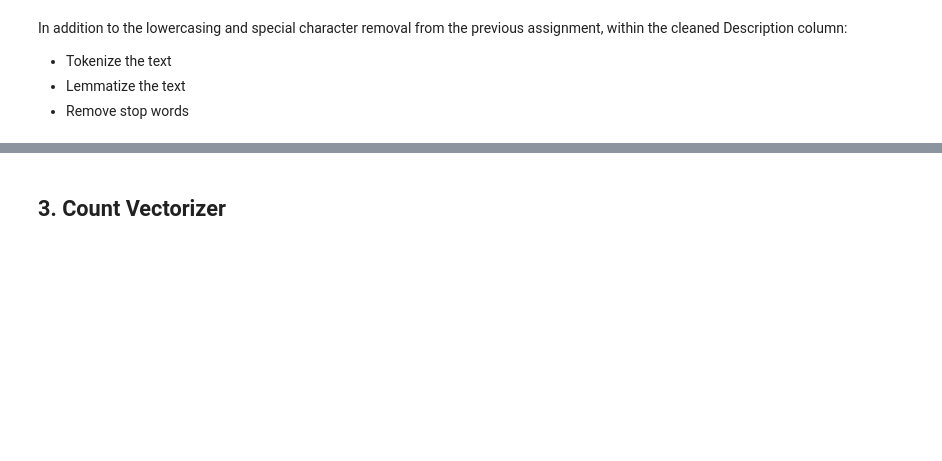
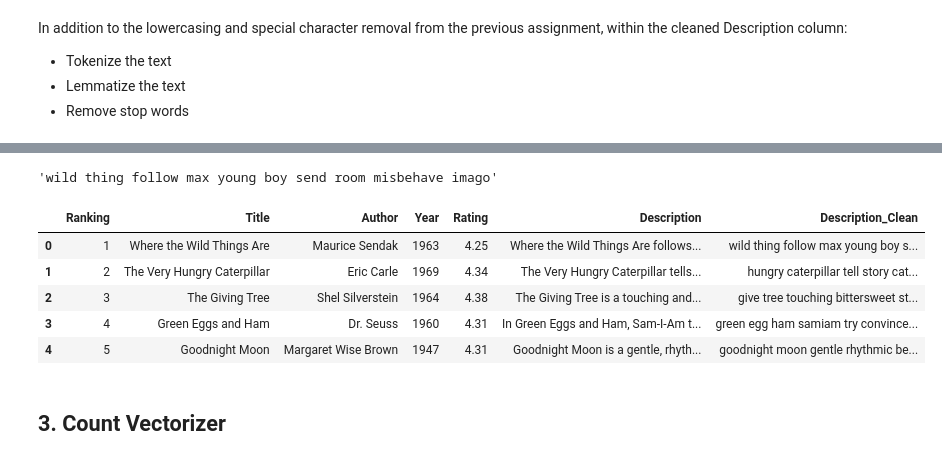
Before and after one commit to Camiloesp/PythonDataScience_NaturalLanguageProcessing, a Jupyter notebook: Course Assignment Notebooks/section3_assignments.ipynb, the cells around one changed output, grey strips where cells are left out. Saved outputs shown, nothing was run; the diff lists cells and outputs as text; code cells hidden in the pictures; blank space fills up the shorter version.

Commit message:
Text Preprocessing with spaCy exercise

```diff
--- a/Course Assignment Notebooks/section3_assignments.ipynb
+++ b/Course Assignment Notebooks/section3_assignments.ipynb
@@ -69,0 +76,6 @@ In addition to the lowercasing and special character removal from the previous a
+# %%
+import spacy
+nlp = spacy.load('en_core_web_sm')
+# %%
+desc = df.Description_Clean.iloc[0]
+desc
@@ -69,0 +84,3 @@ In addition to the lowercasing and special character removal from the previous a
+# %%
+doc = nlp(desc)
+doc
@@ -70,3 +102,25 @@ In addition to the lowercasing and special character removal from the previous a
+# %%
+' '.join(
+    [token.lemma_ for token in doc if not token.is_stop][:10]
+)
+# %% [output]
+'wild thing follow max young boy send room misbehave imago'
+# %%
+def token_lemma_nonstop(text):
+    doc = nlp(text) # Turn into spacy document.
+    output = [token.lemma_ for token in doc if not token.is_stop]
+    output = ' '.join(output)
+    return output
+# %%
+df['Description_Clean'] = df.Description_Clean.apply(token_lemma_nonstop)
+df.head()
+# %% [output]
+|  | Ranking | Title | Author | Year | Rating | Description | Description_Clean |
+| 0 | 1 | Where the Wild Things Are | Maurice Sendak | 1963 | 4.25 | Where the Wild Things Are follows... | wild thing follow max young boy s... |
+| 1 | 2 | The Very Hungry Caterpillar | Eric Carle | 1969 | 4.34 | The Very Hungry Caterpillar tells... | hungry caterpillar tell story cat... |
+| 2 | 3 | The Giving Tree | Shel Silverstein | 1964 | 4.38 | The Giving Tree is a touching and... | give tree touching bittersweet st... |
+| 3 | 4 | Green Eggs and Ham | Dr. Seuss | 1960 | 4.31 | In Green Eggs and Ham, Sam-I-Am t... | green egg ham samiam try convince... |
+| 4 | 5 | Goodnight Moon | Margaret Wise Brown | 1947 | 4.31 | Goodnight Moon is a gentle, rhyth... | goodnight moon gentle rhythmic be... |
 # %% [markdown]
 ## 3. Count Vectorizer
 # %% [markdown]
```
Also changed, not shown: parts of 4 cells of this notebook, 1 other file.
